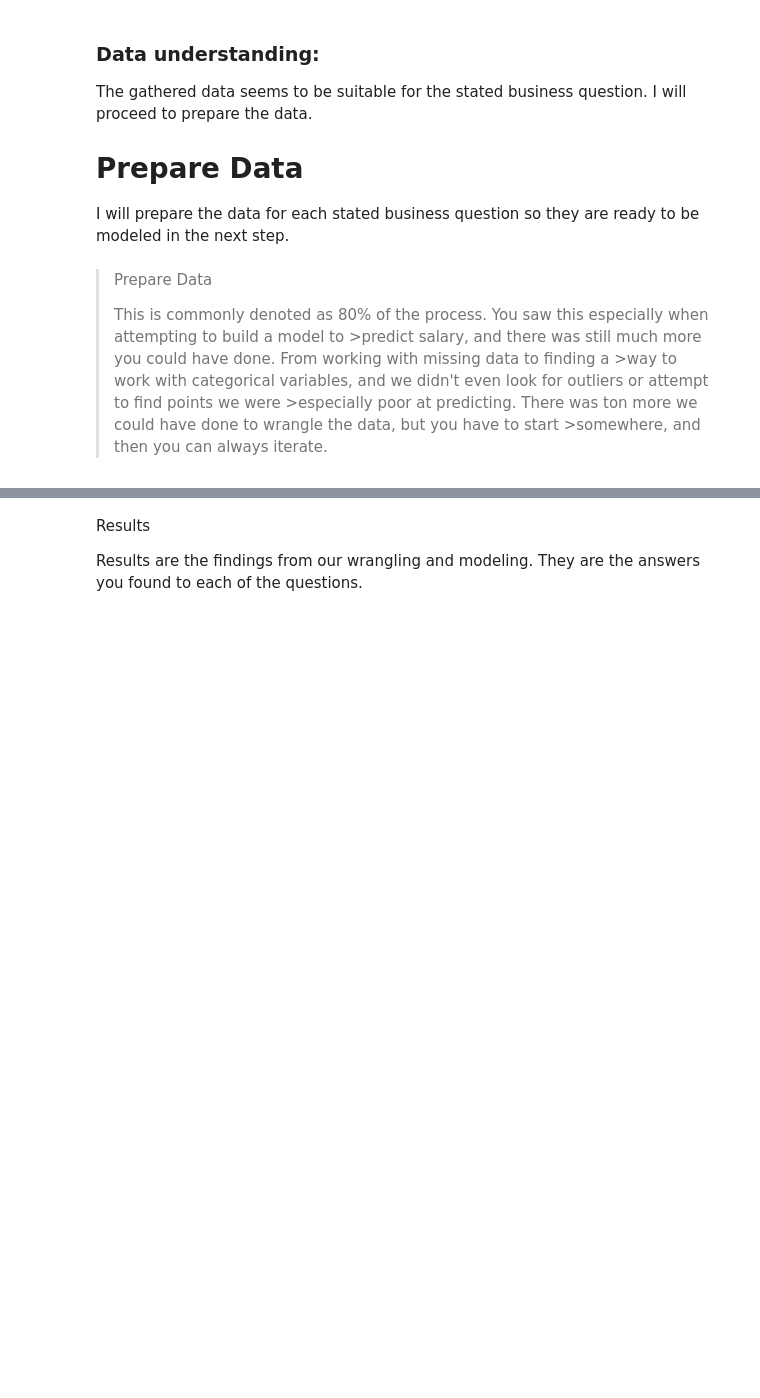
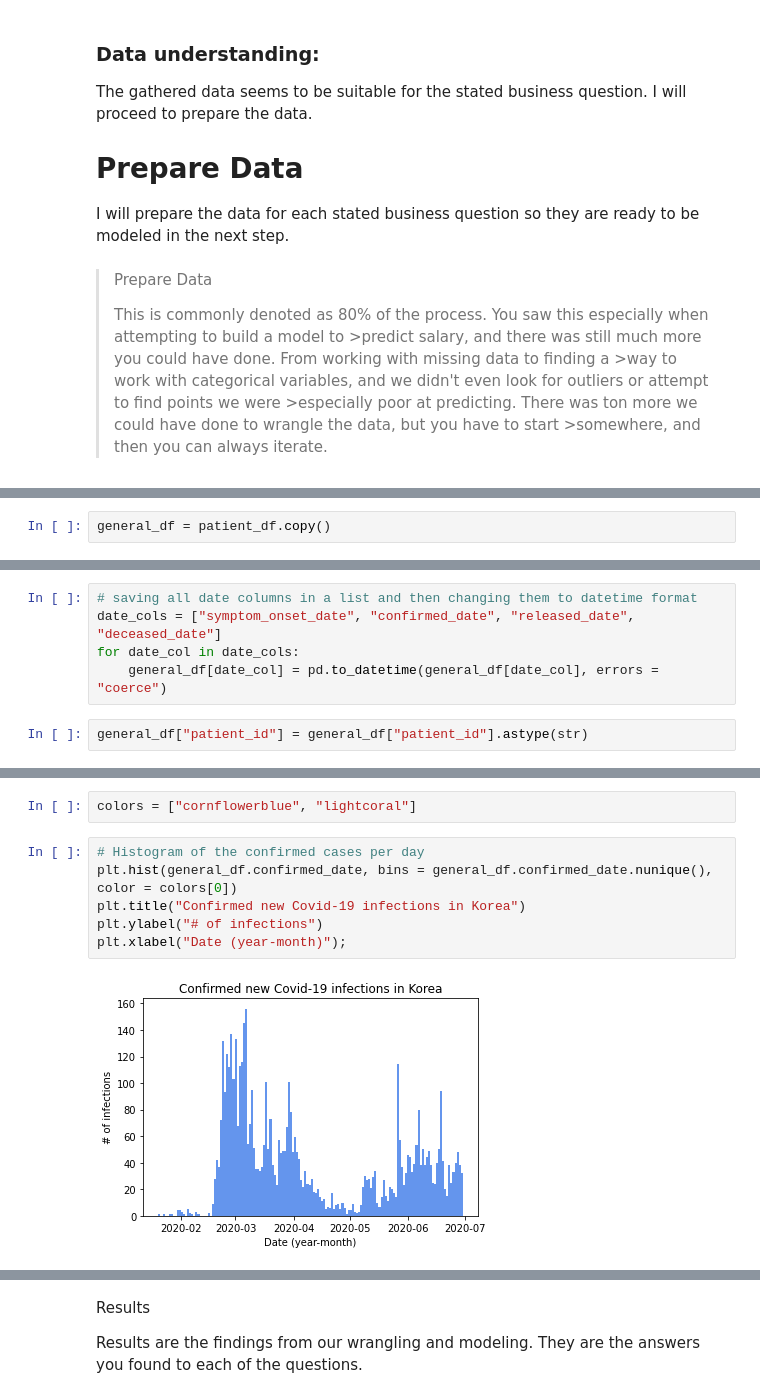
Before and after one commit to Jannis12324/korean_covid-19_patient_data_analysis, a Jupyter notebook: korean_covid-19_patients_data.ipynb, the cells around one changed output, grey strips where cells are left out. Saved outputs shown, nothing was run; the diff lists cells and outputs as text; blank space fills up the shorter version.

```diff
--- a/korean_covid-19_patients_data.ipynb
+++ b/korean_covid-19_patients_data.ipynb
@@ -119,0 +132,2 @@ I will prepare the data for each stated business question so they are ready to b
+# %%
+general_df = patient_df.copy()
@@ -119,0 +154,7 @@ I will prepare the data for each stated business question so they are ready to b
+# %%
+# saving all date columns in a list and then changing them to datetime format
+date_cols = ["symptom_onset_date", "confirmed_date", "released_date", "deceased_date"]
+for date_col in date_cols:
+    general_df[date_col] = pd.to_datetime(general_df[date_col], errors = "coerce")
+# %%
+general_df["patient_id"] = general_df["patient_id"].astype(str)
@@ -168,0 +263,10 @@ We were finally able to model the data, but we had some back and forth with step
+# %%
+colors = ["cornflowerblue", "lightcoral"]
+# %%
+# Histogram of the confirmed cases per day
+plt.hist(general_df.confirmed_date, bins = general_df.confirmed_date.nunique(), color = colors[0])
+plt.title("Confirmed new Covid-19 infections in Korea")
+plt.ylabel("# of infections")
+plt.xlabel("Date (year-month)");
+# %% [output]
+[figure, added]
```
Also changed, not shown: parts of 33 cells of this notebook.
